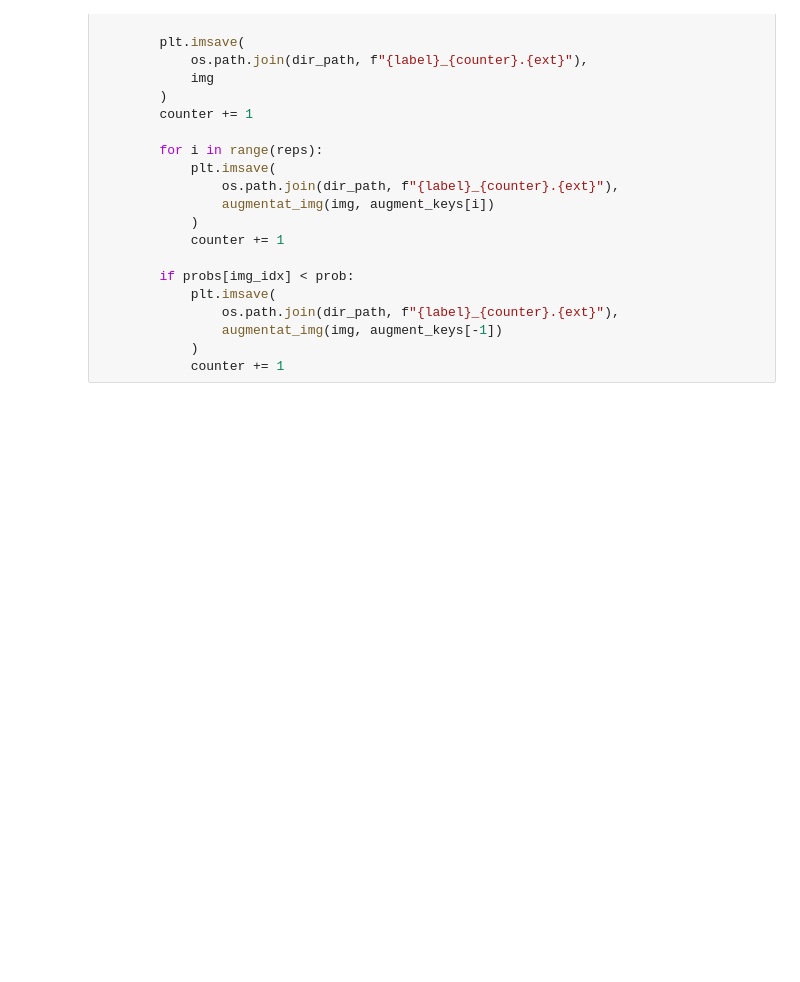
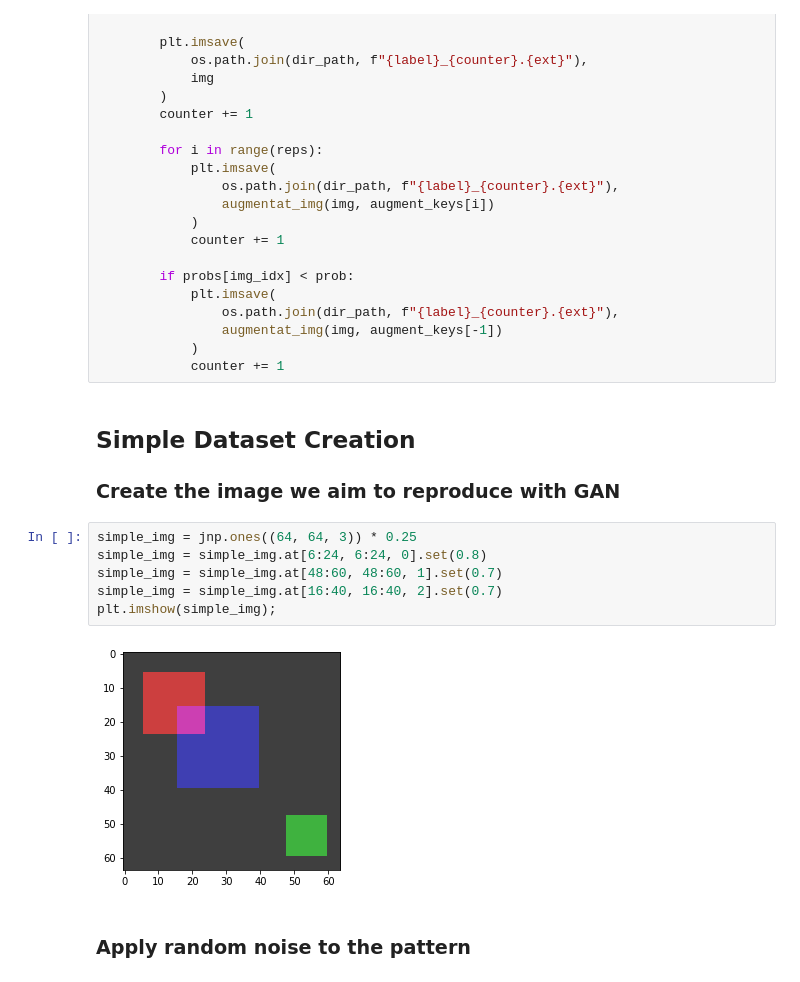
Before and after one commit to Wotaker/TrainingGAN, a Jupyter notebook: dataset.ipynb, the cells around one changed output. Drawn from its saved outputs; the diff is of its cells as text; blank space fills up the shorter version.

Commit message:
squares dataset created

```diff
--- a/dataset.ipynb
+++ b/dataset.ipynb
@@ -105,3 +133,16 @@ def augment_dataset(key: PRNGKey, dataset: Array, rate: Scalar, dir_path: str, l
                 augmentat_img(img, augment_keys[-1])
             )
             counter += 1
+# %% [markdown]
+## Simple Dataset Creation
+### Create the image we aim to reproduce with GAN
+# %%
+simple_img = jnp.ones((64, 64, 3)) * 0.25
+simple_img = simple_img.at[6:24, 6:24, 0].set(0.8)
+simple_img = simple_img.at[48:60, 48:60, 1].set(0.7)
+simple_img = simple_img.at[16:40, 16:40, 2].set(0.7)
+plt.imshow(simple_img);
+# %% [output]
+[figure, added]
+# %% [markdown]
+### Apply random noise to the pattern
```
Also changed, not shown: parts of 7 cells of this notebook.
